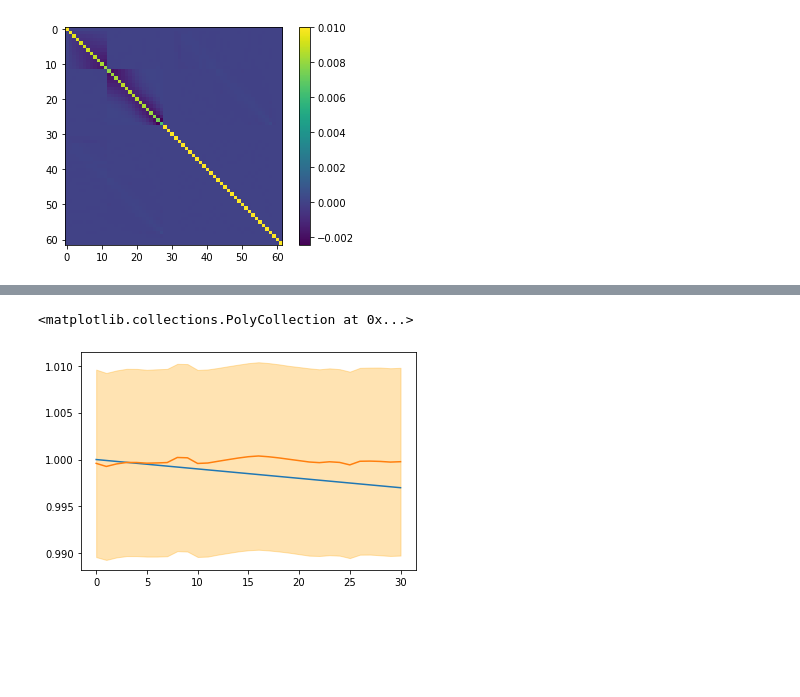
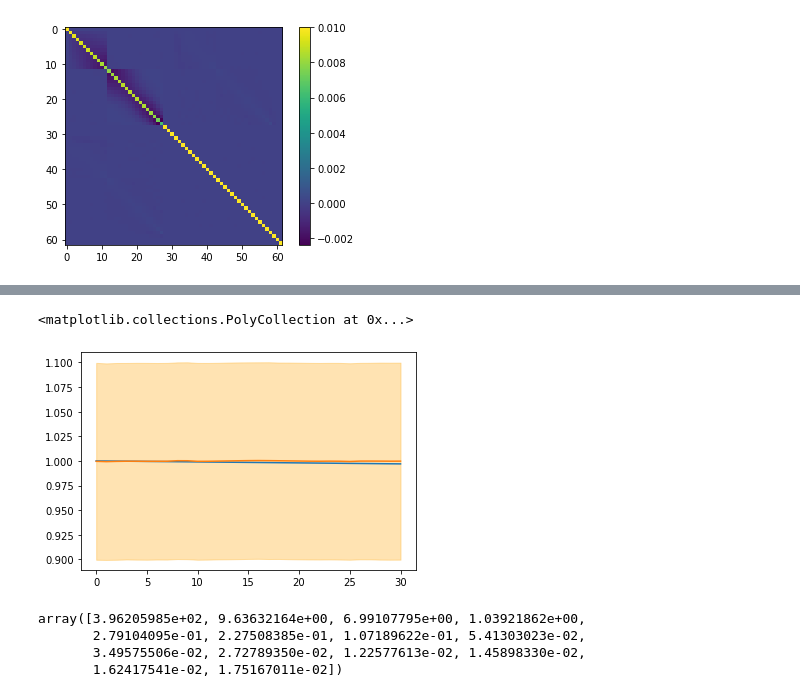
Before and after one commit to Shreyas911/tutorial_inverse_problem, a Jupyter notebook: optimization.ipynb, the cells around one changed output, grey strips where cells are left out. Saved outputs shown, nothing was run; the diff lists cells and outputs as text; code cells hidden in the pictures; blank space fills up the shorter version.

```diff
--- a/optimization.ipynb
+++ b/optimization.ipynb
@@ -74,7 +74,7 @@ os.system("make -f Makefile_forward clean; make -f Makefile_forward")
 # %% [output]
 0
 # %%
-x = np.arange(31)
+x = np.arange(nx+1)
 M_true = 0.004 - 0.0002*x
 b_true = 1.0 - 0.0001*x
 
@@ -138,7 +138,7 @@ b = 0.5*np.ones((nx+1,))
 
 write_state(np.concatenate((M, b)))
 
-MAX_ITERS = 11
+MAX_ITERS = 12
 
 state = read_state()
 
@@ -497,10 +498,17 @@ plt.fill_between(x, 0.001 - np.diag(B)[:nx+1], 0.001 + np.diag(B)[:nx+1], alpha
 # %%
 plt.plot(x, b_true, label = "True M")
 plt.plot(x, state[nx+1:], label = "Predicted M")
 # plt.axhline(0.5, label="Initial guess", color = "red")
-plt.fill_between(x, state[nx+1:] - np.diag(P)[nx+1:], state[nx+1:] + np.diag(P)[nx+1:], alpha = 0.3, color = "orange")
+plt.fill_between(x, state[nx+1:] - np.diag(P)[nx+1:]**0.5, state[nx+1:] + np.diag(P)[nx+1:]**0.5, alpha = 0.3, color = "orange")
 
-# plt.fill_between(x, 0.5 - np.diag(B)[:nx+1], 0.5 + np.diag(B)[:nx+1], alpha = 0.1, color = "red")
+# plt.fill_between(x, 0.5 - np.diag(B)[:nx+1]**0.5, 0.5 + np.diag(B)[:nx+1]**0.5, alpha = 0.1, color = "red")
 # %% [output]
 <matplotlib.collections.PolyCollection at 0x...>
-[figure, old version]
+[figure, new version]
+# %%
+D
+# %% [output]
+array([3.96205985e+02, 9.63632164e+00, 6.99107795e+00, 1.03921862e+00,
+       2.79104095e-01, 2.27508385e-01, 1.07189622e-01, 5.41303023e-02,
+       3.49575506e-02, 2.72789350e-02, 1.22577613e-02, 1.45898330e-02,
+       1.62417541e-02, 1.75167011e-02])
```
Also changed, not shown: parts of 6 cells of this notebook.
